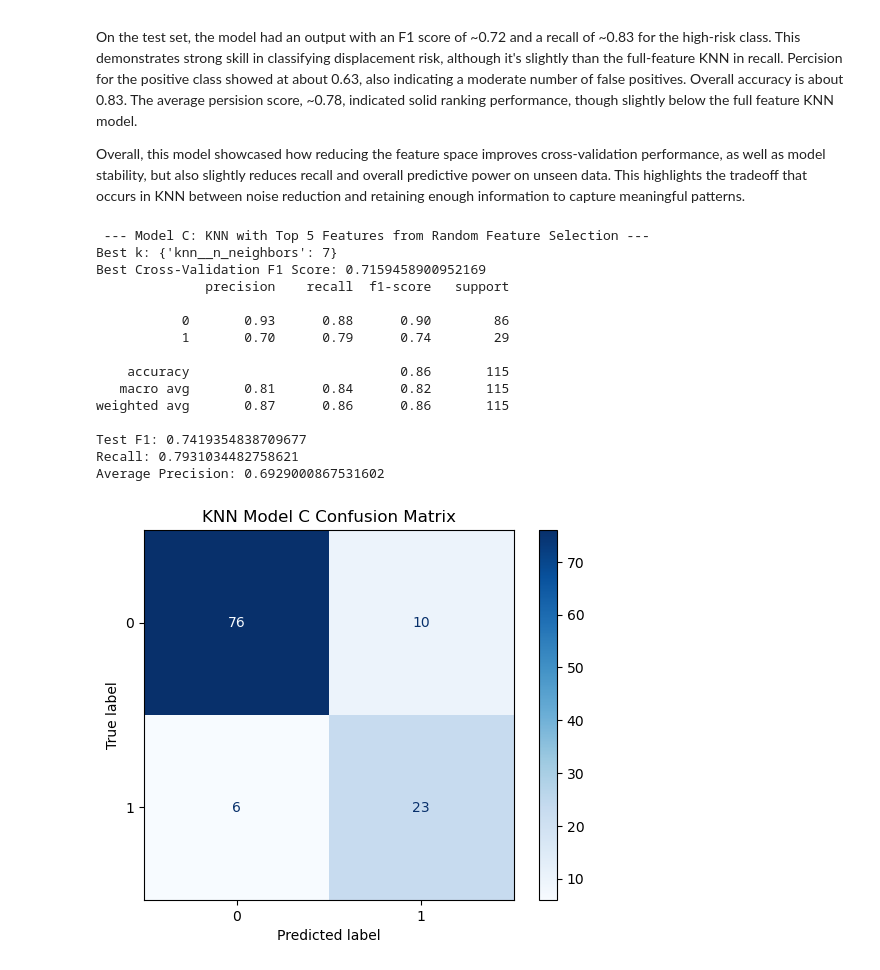
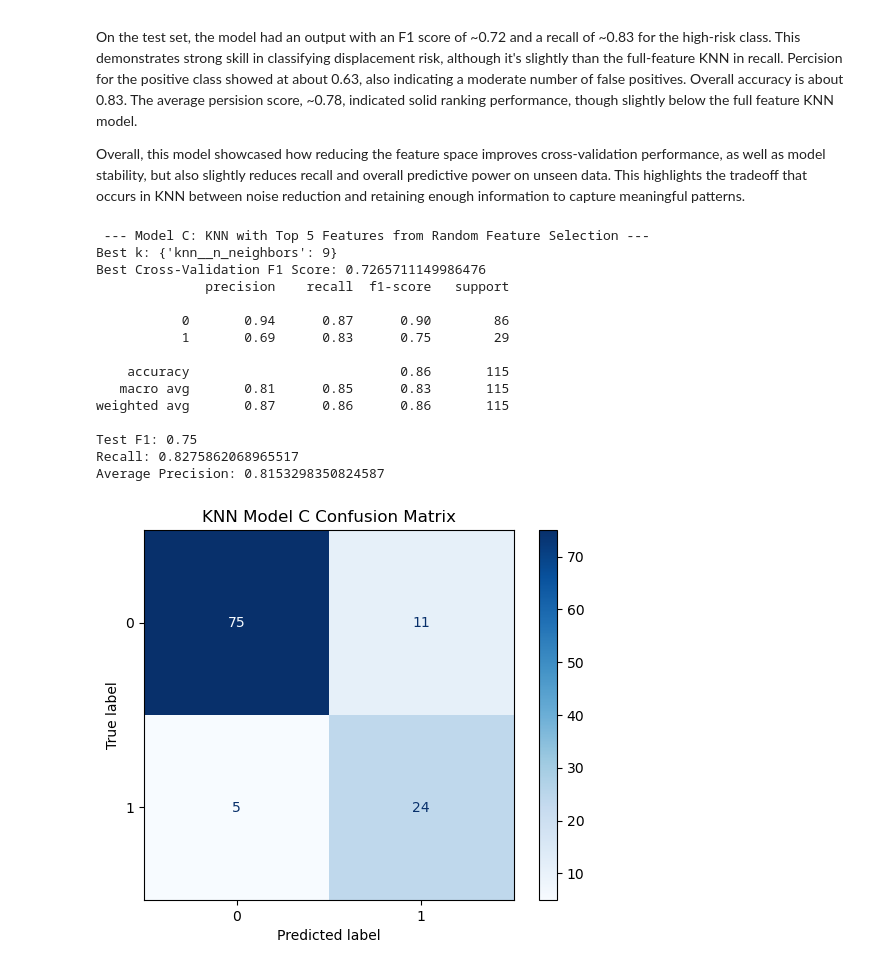
Before and after one commit to teseri86/Charlotte_Housing_Project, a Jupyter notebook: notebooks/displacement_risk_model.ipynb, the cells around one changed output. Cells and saved outputs as stored; diff of their text form; code cells hidden in the pictures.

```diff
--- a/notebooks/displacement_risk_model.ipynb
+++ b/notebooks/displacement_risk_model.ipynb
@@ -600,7 +604,7 @@ features = [
     'household_income',
     'food_nutrition',
     'race_white',
-    'housing_cost_burden',
+    'race_black',
     'code_violations'
 ]
 
@@ -617,40 +621,40 @@ grid_C = GridSearchCV(
     ]),
     param_grid,
     cv=5,
     scoring='f1'
 )
 
 grid_C.fit(X_train, y_train)
 
 print("\n --- Model C: KNN with Top 5 Features from Random Feature Selection ---")
 print("Best k:", grid_C.best_params_)
 print("Best Cross-Validation F1 Score:", grid_C.best_score_)
 y_pred_C = grid_C.best_estimator_.predict(X_test)
 
 print(classification_report(y_test, y_pred_C))
 print("Test F1:", f1_score(y_test, y_pred_C))
 print("Recall:", recall_score(y_test, y_pred_C))
 
 y_prob_C = grid_C.best_estimator_.predict_proba(X_test)[:, 1]
 print("Average Precision:", average_precision_score(y_test, y_prob_C))
 ConfusionMatrixDisplay.from_predictions(y_test, y_pred_C, cmap="Blues")
 plt.title("KNN Model C Confusion Matrix")
 plt.show()
 # %% [output]
  --- Model C: KNN with Top 5 Features from Random Feature Selection ---
-Best k: {'knn__n_neighbors': 7}
-Best Cross-Validation F1 Score: 0.7159458900952169
+Best k: {'knn__n_neighbors': 9}
+Best Cross-Validation F1 Score: 0.7265711149986476
               precision    recall  f1-score   support
 
-           0       0.93      0.88      0.90        86
-           1       0.70      0.79      0.74        29
+           0       0.94      0.87      0.90        86
+           1       0.69      0.83      0.75        29
 
     accuracy                           0.86       115
-   macro avg       0.81      0.84      0.82       115
+   macro avg       0.81      0.85      0.83       115
 weighted avg       0.87      0.86      0.86       115
 
-Test F1: 0.7419354838709677
-Recall: 0.7931034482758621
-Average Precision: 0.6929000867531602
+Test F1: 0.75
+Recall: 0.8275862068965517
+Average Precision: 0.8153298350824587
-[figure, old version]
+[figure, new version]
 # %% [markdown]
```
Also changed, not shown: parts of 13 cells of this notebook.
